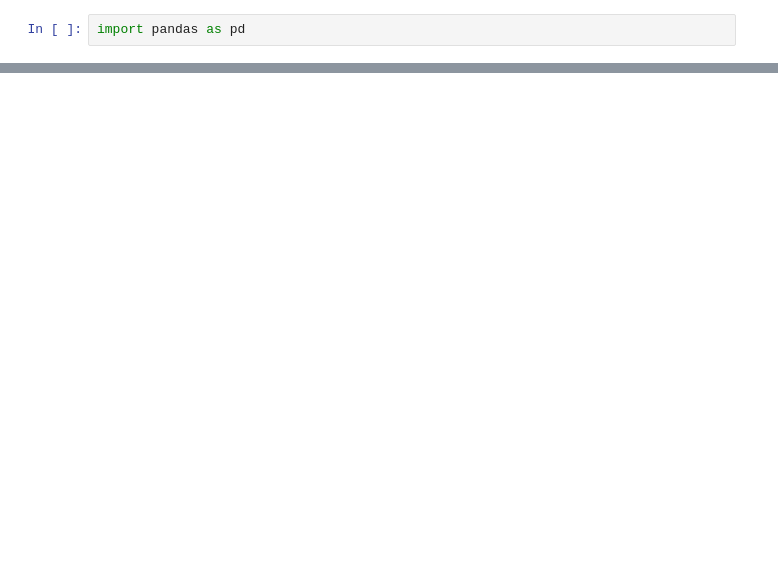
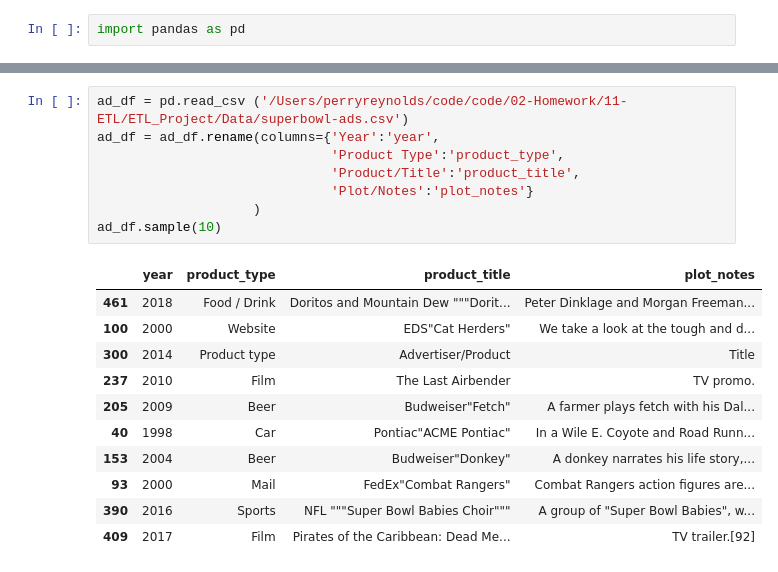
Before and after one commit to reyno255/ETL_Project, a Jupyter notebook: superbowl_pd.ipynb, the cells around one changed output, grey strips where cells are left out. Drawn from its saved outputs; the diff is of its cells as text; blank space fills up the shorter version.

```diff
--- a/superbowl_pd.ipynb
+++ b/superbowl_pd.ipynb
@@ -44,0 +18,20 @@ df
+# %%
+ad_df = pd.read_csv ('/Users/perryreynolds/code/code/02-Homework/11-ETL/ETL_Project/Data/superbowl-ads.csv')
+ad_df = ad_df.rename(columns={'Year':'year',
+                              'Product Type':'product_type',
+                              'Product/Title':'product_title',
+                              'Plot/Notes':'plot_notes'}
+                    )
+ad_df.sample(10)
+# %% [output]
+|  | year | product_type | product_title | plot_notes |
+| 461 | 2018 | Food / Drink | Doritos and Mountain Dew """Dorit... | Peter Dinklage and Morgan Freeman... |
+| 100 | 2000 | Website | EDS"Cat Herders" | We take a look at the tough and d... |
+| 300 | 2014 | Product type | Advertiser/Product | Title |
+| 237 | 2010 | Film | The Last Airbender | TV promo. |
+| 205 | 2009 | Beer | Budweiser"Fetch" | A farmer plays fetch with his Dal... |
+| 40 | 1998 | Car | Pontiac"ACME Pontiac" | In a Wile E. Coyote and Road Runn... |
+| 153 | 2004 | Beer | Budweiser"Donkey" | A donkey narrates his life story,... |
+| 93 | 2000 | Mail | FedEx"Combat Rangers" | Combat Rangers action figures are... |
+| 390 | 2016 | Sports | NFL """Super Bowl Babies Choir""" | A group of "Super Bowl Babies", w... |
+| 409 | 2017 | Film | Pirates of the Caribbean: Dead Me... | TV trailer.[92] |
```
Also changed, not shown: parts of 6 cells of this notebook, 1 other file.
